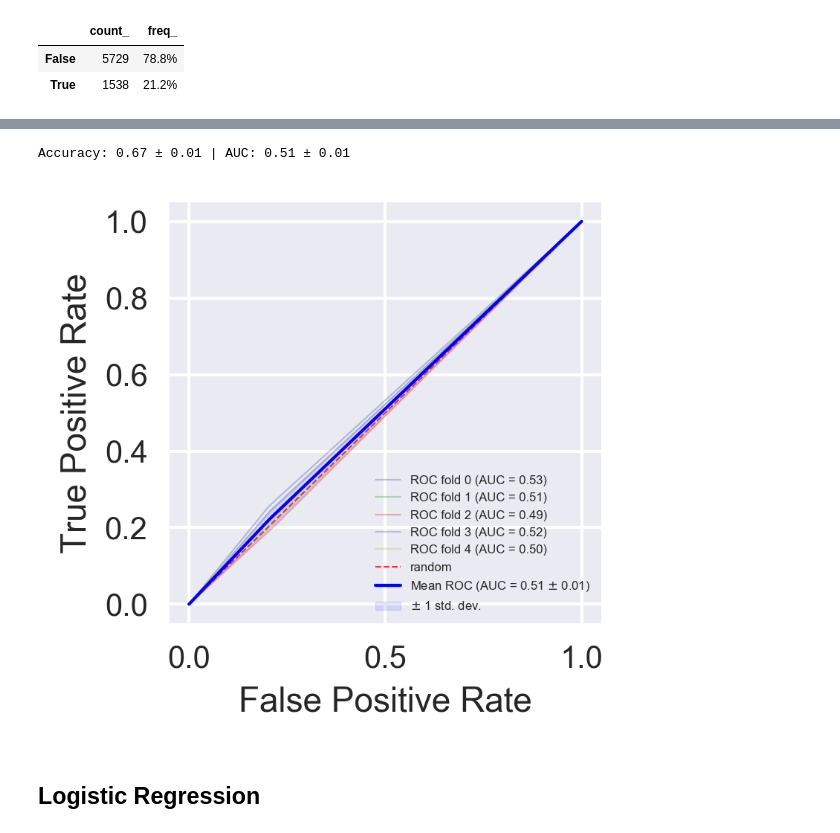
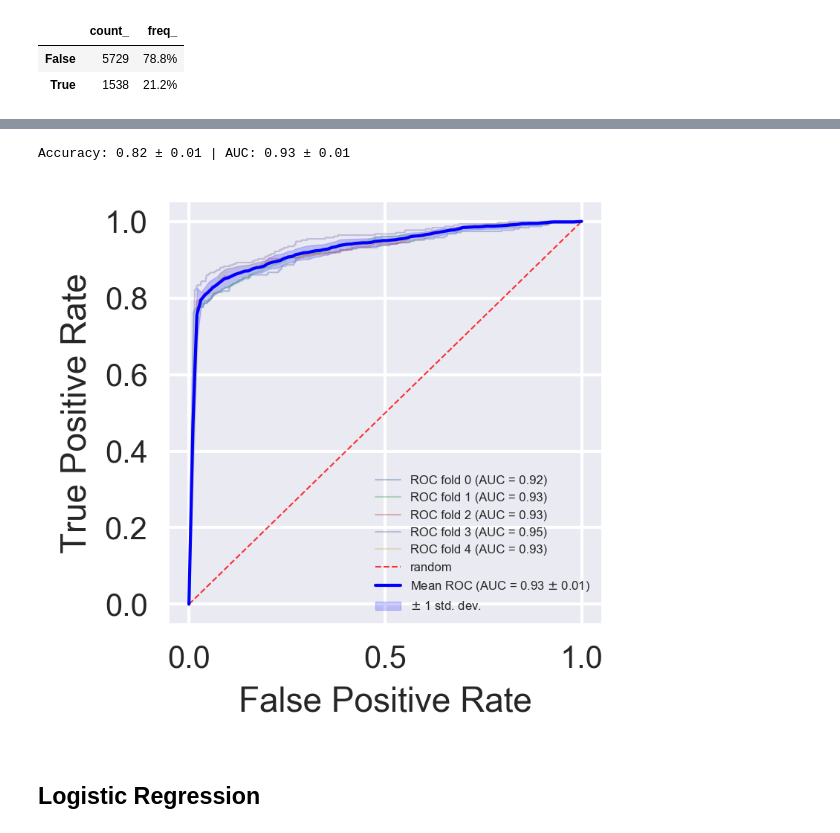
Before and after one commit to ElsaB/impact-annotator, a Jupyter notebook: analysis/prediction/Test.ipynb, the cells around one changed output, grey strips where cells are left out. Drawn from its saved outputs; the diff is of its cells as text; code cells hidden in the pictures.

```diff
--- a/analysis/prediction/Test.ipynb
+++ b/analysis/prediction/Test.ipynb
@@ -29,7 +29,7 @@ get_table(impact.confidence_class)
 | UNLIKELY | 281 | 2.8% |
 | MANUAL_OK | 70 | 0.7% |
 # %%
-impact['is_somatic'] = impact.confidence_class.isin(["AUTO_OK", "MANUAL_OK"])
+impact['is_somatic'] = impact.confidence_class == "UNLIKELY"
 get_table(impact.is_somatic)
 # %% [output]
 |  | count_ | freq_ |
@@ -92,15 +166,15 @@ n_folds = 5
 # %%
-from sklearn.dummy import DummyClassifier
+from sklearn.naive_bayes import GaussianNB
 
-model = DummyClassifier(random_state = 1)
+model = GaussianNB()
 
 accuracy_scores = cross_val_score(model, X, y, cv = n_folds)
 auc_scores = cross_val_score(model, X, y, cv = n_folds, scoring = "roc_auc")
 print("Accuracy: %0.2f ± %0.2f | AUC: %0.2f ± %0.2f" % (accuracy_scores.mean(), accuracy_scores.std(), auc_scores.mean(), auc_scores.std()))
-plot_cross_validation_ROC_curves(model, X, y, 5);
+plot_cross_validation_ROC_curves(model, X, y, n_folds);
 # %% [output]
-Accuracy: 0.67 ± 0.01 | AUC: 0.51 ± 0.01
+Accuracy: 0.82 ± 0.01 | AUC: 0.93 ± 0.01
-[figure, old version]
+[figure, new version]
 # %% [markdown]
 ## Logistic Regression
 # %%
```
Also changed, not shown: parts of 23 cells of this notebook, 1 other file.
